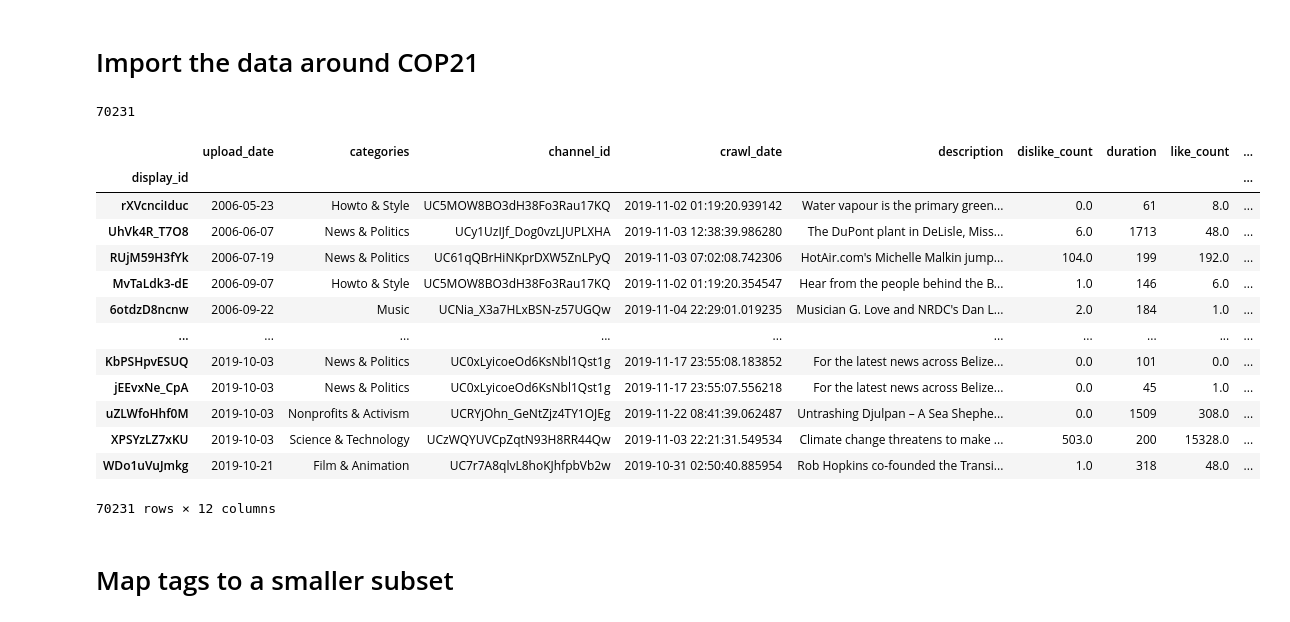
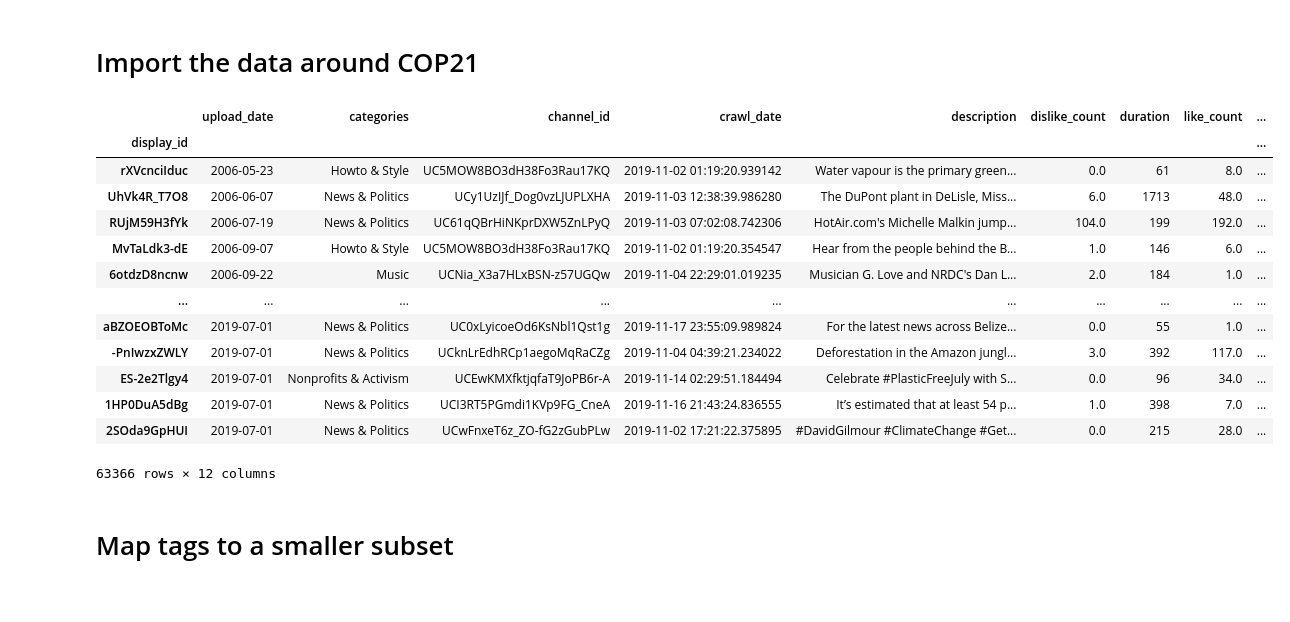
Before and after one commit to agatha-duzan/ada-2023-project-fadamily, a Jupyter notebook: tag_analysis.ipynb, the cells around one changed output. Saved outputs shown, nothing was run; the diff lists cells and outputs as text; code cells hidden in the pictures.

```diff
--- a/tag_analysis.ipynb
+++ b/tag_analysis.ipynb
@@ -17,31 +22,37 @@ from src.tags_helpers.graph_plotting import describe_graph, plot_degree_distribu
 # %%
 file_name = 'data/climate_videos_v3.jsonl'
 df = pd.read_json(file_name, lines=True)
 df['upload_date'] = pd.to_datetime(df['upload_date'])
 df.set_index('upload_date', inplace=True)
 df.sort_index(inplace=True)
-# df = df.loc['2015-12-01': '2015-12-31']
-print(len(df))
+df = df.loc[:'2019-07-01'].copy()  #avoid crawl date
+cop21_df = df.loc['2015-12-01':'2015-12-31'].copy()
+
 # df = df.iloc[59999:]
 df.reset_index(inplace=True)
 df.set_index('display_id', inplace=True)
+cop21_df.reset_index(inplace=True)
+cop21_df.set_index('display_id', inplace=True)
+
+nb_videos = len(df)
+nb_cop21_videos = len(cop21_df)
+
 display(df)
 # %% [output]
+|  | upload_date | categories | channel_id | crawl_date | description | dislike_count | duration | like_count | ... |
+| display_id |  |  |  |  |  |  |  |  | ... |
+| rXVcnciIduc | 2006-05-23 | Howto & Style | UC5MOW8BO3dH38Fo3Rau17KQ | 2019-11-02 01:19:20.939142 | Water vapour is the primary green... | 0.0 | 61 | 8.0 | ... |
+| UhVk4R_T7O8 | 2006-06-07 | News & Politics | UCy1UzIJf_Dog0vzLJUPLXHA | 2019-11-03 12:38:39.986280 | The DuPont plant in DeLisle, Miss... | 6.0 | 1713 | 48.0 | ... |
+| RUjM59H3fYk | 2006-07-19 | News & Politics | UC61qQBrHiNKprDXW5ZnLPyQ | 2019-11-03 07:02:08.742306 | HotAir.com's Michelle Malkin jump... | 104.0 | 199 | 192.0 | ... |
+| MvTaLdk3-dE | 2006-09-07 | Howto & Style | UC5MOW8BO3dH38Fo3Rau17KQ | 2019-11-02 01:19:20.354547 | Hear from the people behind the B... | 1.0 | 146 | 6.0 | ... |
+| 6otdzD8ncnw | 2006-09-22 | Music | UCNia_X3a7HLxBSN-z57UGQw | 2019-11-04 22:29:01.019235 | Musician G. Love and NRDC's Dan L... | 2.0 | 184 | 1.0 | ... |
+| ... | ... | ... | ... | ... | ... | ... | ... | ... | ... |
+| aBZOEOBToMc | 2019-07-01 | News & Politics | UC0xLyicoeOd6KsNbl1Qst1g | 2019-11-17 23:55:09.989824 | For the latest news across Belize... | 0.0 | 55 | 1.0 | ... |
+| -PnIwzxZWLY | 2019-07-01 | News & Politics | UCknLrEdhRCp1aegoMqRaCZg | 2019-11-04 04:39:21.234022 | Deforestation in the Amazon jungl... | 3.0 | 392 | 117.0 | ... |
+| ES-2e2Tlgy4 | 2019-07-01 | Nonprofits & Activism | UCEwKMXfktjqfaT9JoPB6r-A | 2019-11-14 02:29:51.184494 | Celebrate #PlasticFreeJuly with S... | 0.0 | 96 | 34.0 | ... |
+| 1HP0DuA5dBg | 2019-07-01 | News & Politics | UCI3RT5PGmdi1KVp9FG_CneA | 2019-11-16 21:43:24.836555 | It’s estimated that at least 54 p... | 1.0 | 398 | 7.0 | ... |
+| 2SOda9GpHUI | 2019-07-01 | News & Politics | UCwFnxeT6z_ZO-fG2zGubPLw | 2019-11-02 17:21:22.375895 | #DavidGilmour #ClimateChange #Get... | 0.0 | 215 | 28.0 | ... |
-70231
+63366 rows × 12 columns
-|  | upload_date | categories | channel_id | crawl_date | description | dislike_count | duration | like_count | ... |
-| display_id |  |  |  |  |  |  |  |  | ... |
-| rXVcnciIduc | 2006-05-23 | Howto & Style | UC5MOW8BO3dH38Fo3Rau17KQ | 2019-11-02 01:19:20.939142 | Water vapour is the primary green... | 0.0 | 61 | 8.0 | ... |
-| UhVk4R_T7O8 | 2006-06-07 | News & Politics | UCy1UzIJf_Dog0vzLJUPLXHA | 2019-11-03 12:38:39.986280 | The DuPont plant in DeLisle, Miss... | 6.0 | 1713 | 48.0 | ... |
-| RUjM59H3fYk | 2006-07-19 | News & Politics | UC61qQBrHiNKprDXW5ZnLPyQ | 2019-11-03 07:02:08.742306 | HotAir.com's Michelle Malkin jump... | 104.0 | 199 | 192.0 | ... |
-| MvTaLdk3-dE | 2006-09-07 | Howto & Style | UC5MOW8BO3dH38Fo3Rau17KQ | 2019-11-02 01:19:20.354547 | Hear from the people behind the B... | 1.0 | 146 | 6.0 | ... |
-| 6otdzD8ncnw | 2006-09-22 | Music | UCNia_X3a7HLxBSN-z57UGQw | 2019-11-04 22:29:01.019235 | Musician G. Love and NRDC's Dan L... | 2.0 | 184 | 1.0 | ... |
-| ... | ... | ... | ... | ... | ... | ... | ... | ... | ... |
-| KbPSHpvESUQ | 2019-10-03 | News & Politics | UC0xLyicoeOd6KsNbl1Qst1g | 2019-11-17 23:55:08.183852 | For the latest news across Belize... | 0.0 | 101 | 0.0 | ... |
-| jEEvxNe_CpA | 2019-10-03 | News & Politics | UC0xLyicoeOd6KsNbl1Qst1g | 2019-11-17 23:55:07.556218 | For the latest news across Belize... | 0.0 | 45 | 1.0 | ... |
-| uZLWfoHhf0M | 2019-10-03 | Nonprofits & Activism | UCRYjOhn_GeNtZjz4TY1OJEg | 2019-11-22 08:41:39.062487 | Untrashing Djulpan – A Sea Shephe... | 0.0 | 1509 | 308.0 | ... |
-| XPSYzLZ7xKU | 2019-10-03 | Science & Technology | UCzWQYUVCpZqtN93H8RR44Qw | 2019-11-03 22:21:31.549534 | Climate change threatens to make ... | 503.0 | 200 | 15328.0 | ... |
-| WDo1uVuJmkg | 2019-10-21 | Film & Animation | UC7r7A8qlvL8hoKJhfpbVb2w | 2019-10-31 02:50:40.885954 | Rob Hopkins co-founded the Transi... | 1.0 | 318 | 48.0 | ... |
-70231 rows × 12 columns
 # %% [markdown]
 # Map tags to a smaller subset
 # %%
```
Also changed, not shown: parts of 15 cells of this notebook, 4 other files.
